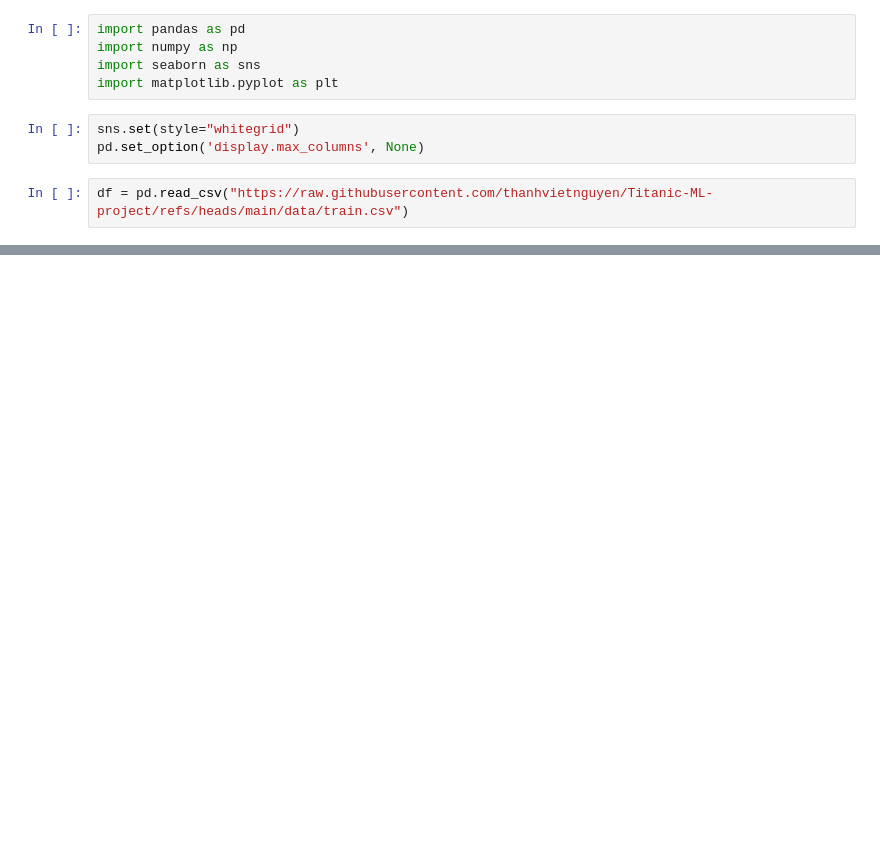
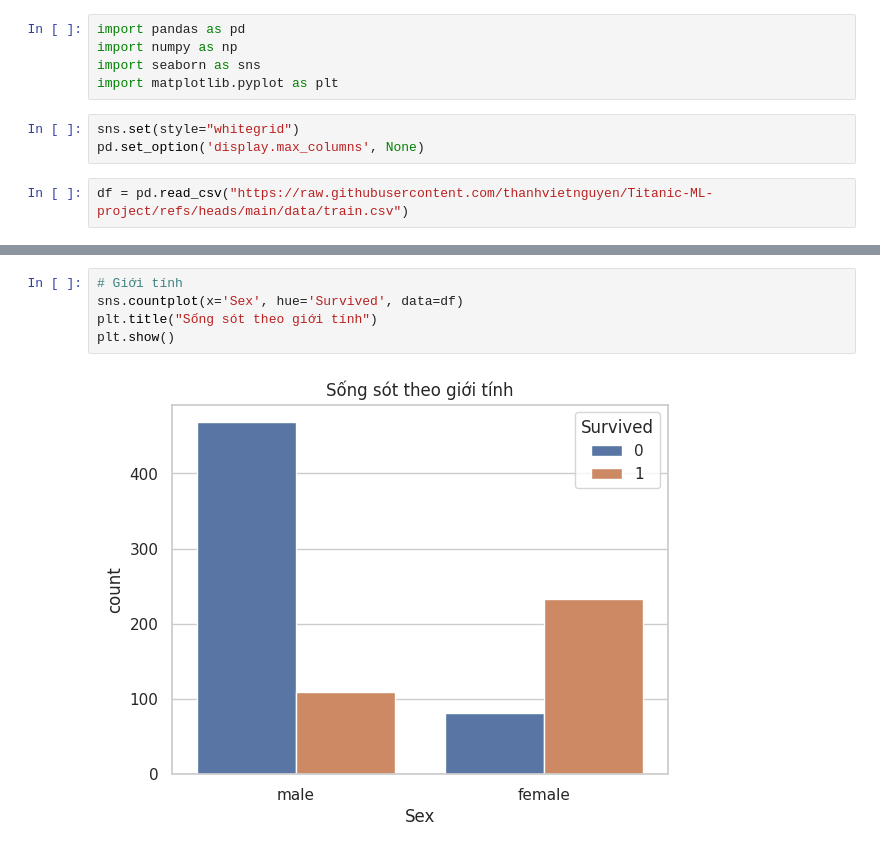
Before and after one commit to thanhvietnguyen/Titanic-ML-project, a Jupyter notebook: notebooks/eda_titanic.ipynb, the cells around one changed output, grey strips where cells are left out. Cells and saved outputs as stored; diff of their text form; blank space fills up the shorter version.

```diff
--- a/notebooks/eda_titanic.ipynb
+++ b/notebooks/eda_titanic.ipynb
@@ -57,0 +73,7 @@ None
+# %%
+# Giới tính
+sns.countplot(x='Sex', hue='Survived', data=df)
+plt.title("Sống sót theo giới tính")
+plt.show()
+# %% [output]
+[figure, added]
```
Also changed, not shown: parts of 4 cells of this notebook.
